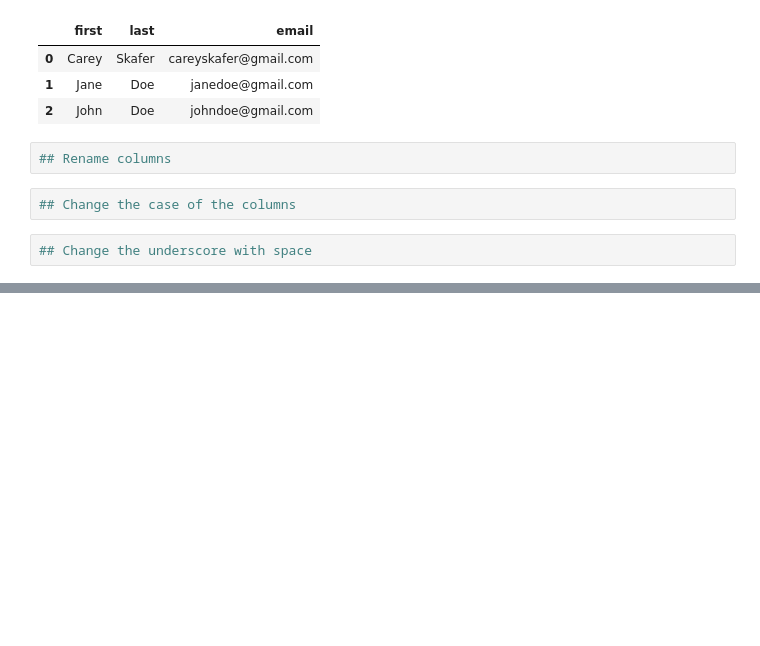
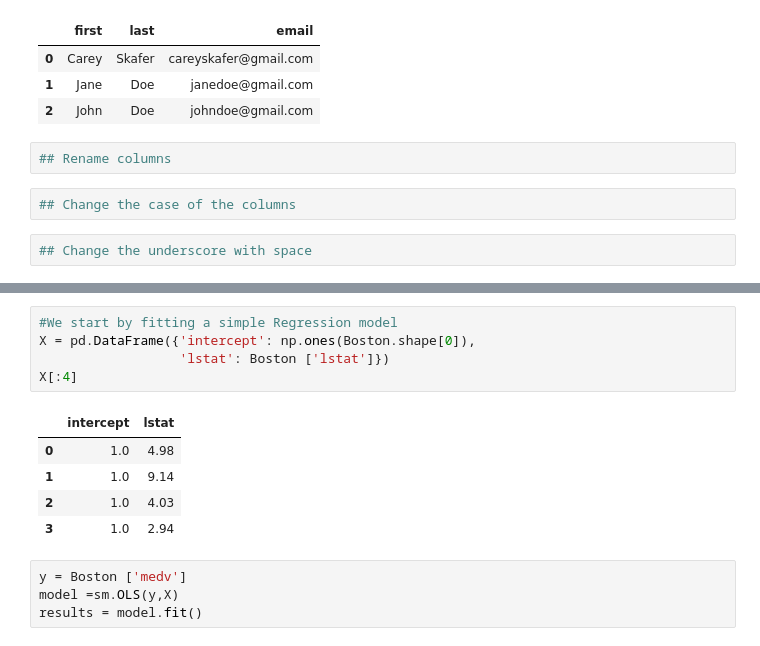
Before and after one commit to Alando-Kevin/machine_learning, a Jupyter notebook: Data.ipynb, the cells around one changed output, grey strips where cells are left out. Drawn from its saved outputs; the diff is of its cells as text; blank space fills up the shorter version.

```diff
--- a/Data.ipynb
+++ b/Data.ipynb
@@ -534,0 +563,15 @@ df3
+# %%
+#We start by fitting a simple Regression model
+X = pd.DataFrame({'intercept': np.ones(Boston.shape[0]),
+                  'lstat': Boston ['lstat']})
+X[:4]
+# %% [output]
+|  | intercept | lstat |
+| 0 | 1.0 | 4.98 |
+| 1 | 1.0 | 9.14 |
+| 2 | 1.0 | 4.03 |
+| 3 | 1.0 | 2.94 |
+# %%
+y = Boston ['medv']
+model =sm.OLS(y,X)
+results = model.fit()
```
Also changed, not shown: parts of 21 cells of this notebook.
